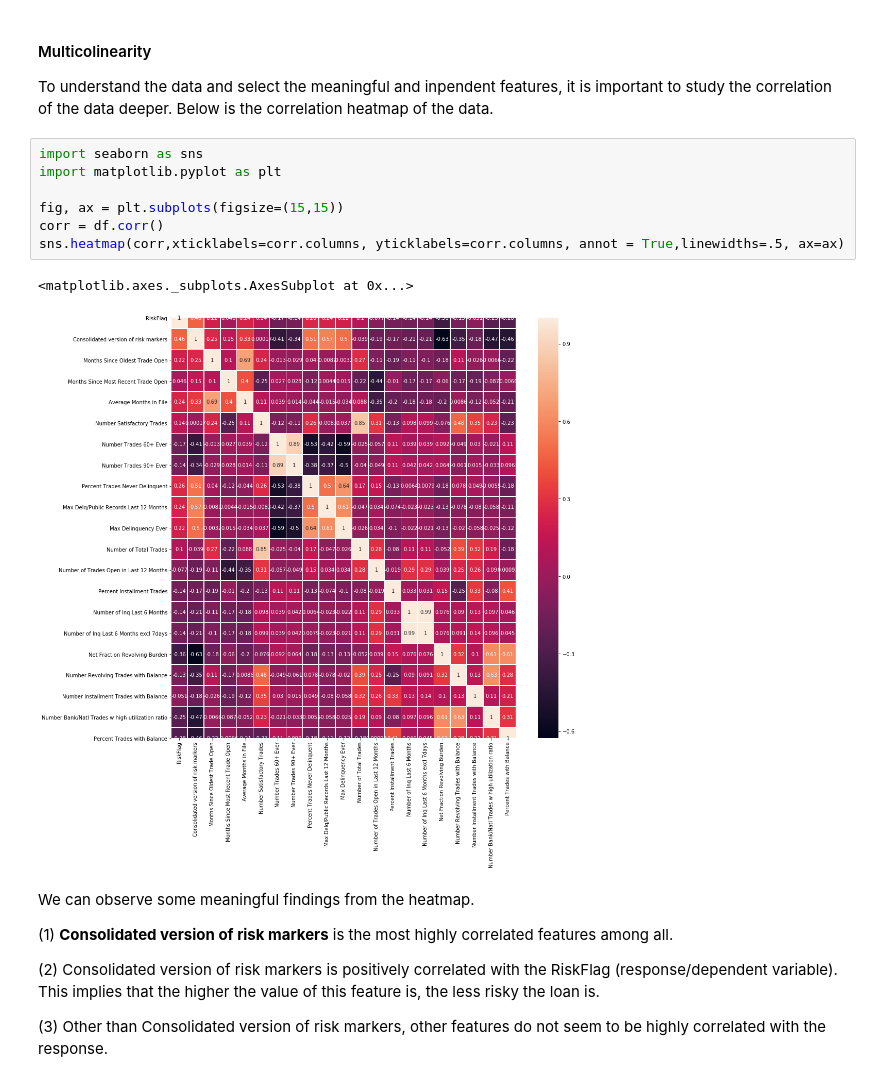
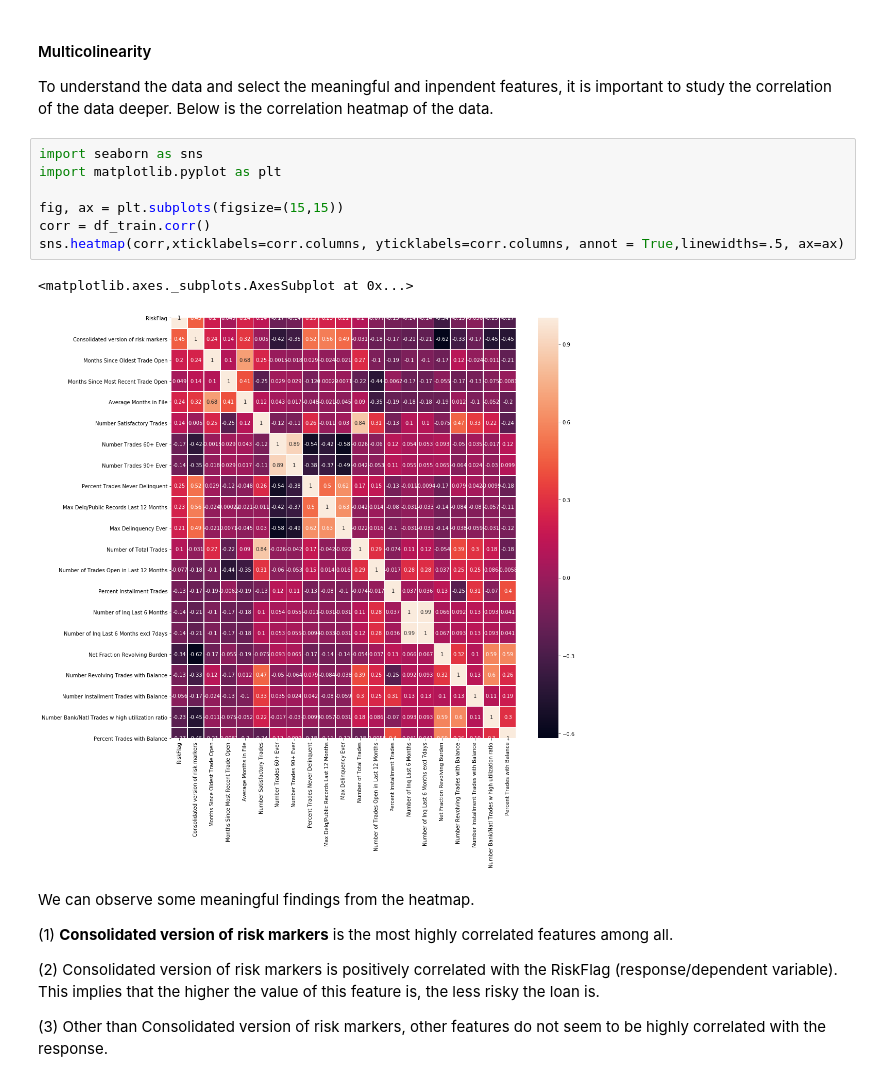
Before and after one commit to choijaewon959/HELOC-RiskFlag-Prediction, a Jupyter notebook: HELOC Risk Flag Prediction.ipynb, the cells around one changed output. Saved outputs shown, nothing was run; the diff lists cells and outputs as text.

```diff
--- a/HELOC Risk Flag Prediction.ipynb
+++ b/HELOC Risk Flag Prediction.ipynb
@@ -400,13 +441,13 @@ To understand the data and select the meaningful and inpendent features, it is i
 # %%
 import seaborn as sns
 import matplotlib.pyplot as plt
 
 fig, ax = plt.subplots(figsize=(15,15))
-corr = df.corr()
+corr = df_train.corr()
 sns.heatmap(corr,xticklabels=corr.columns, yticklabels=corr.columns, annot = True,linewidths=.5, ax=ax)
 # %% [output]
 <matplotlib.axes._subplots.AxesSubplot at 0x...>
-[figure, old version]
+[figure, new version]
 # %% [markdown]
 We can observe some meaningful findings from the heatmap.
 
```
Also changed, not shown: parts of 24 cells of this notebook.
